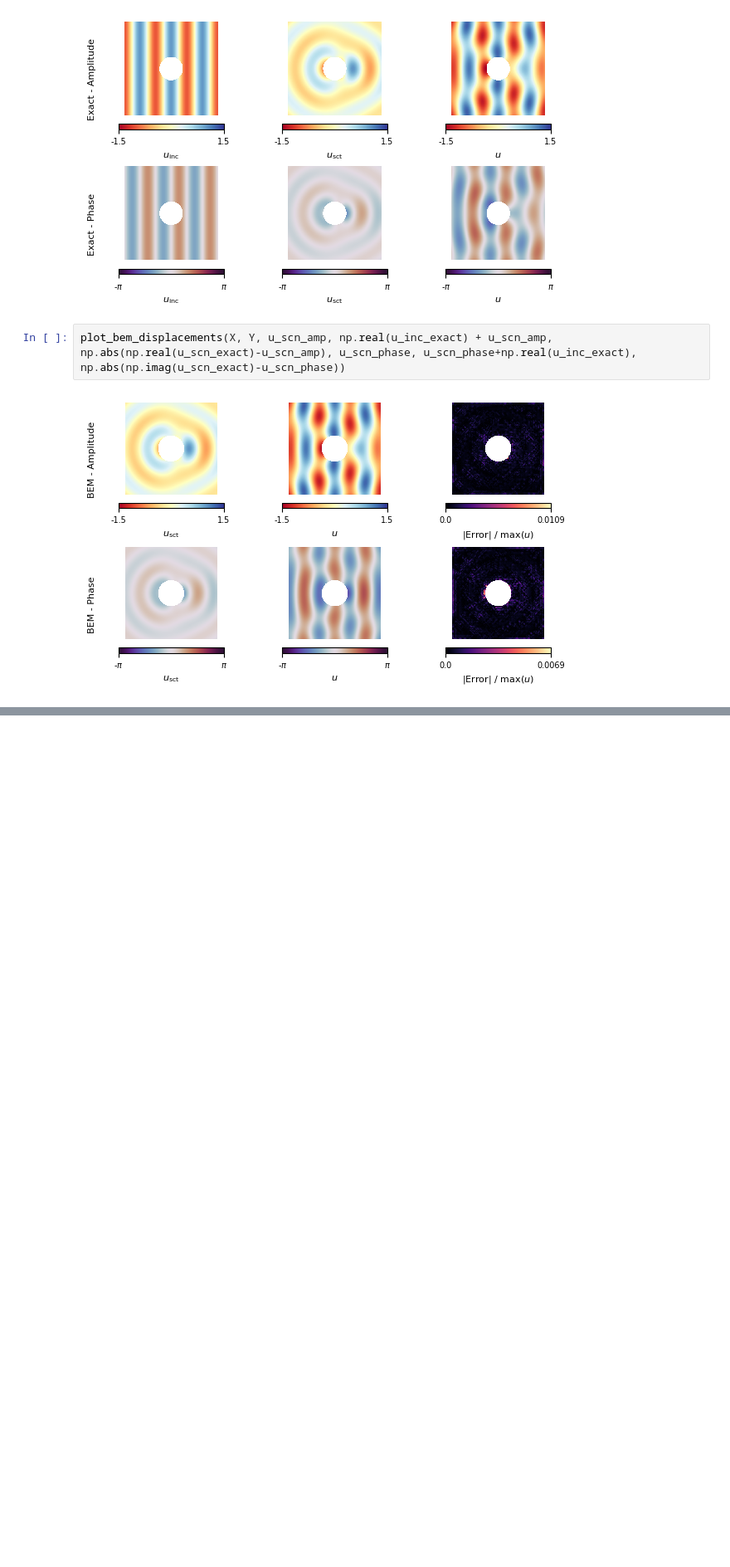
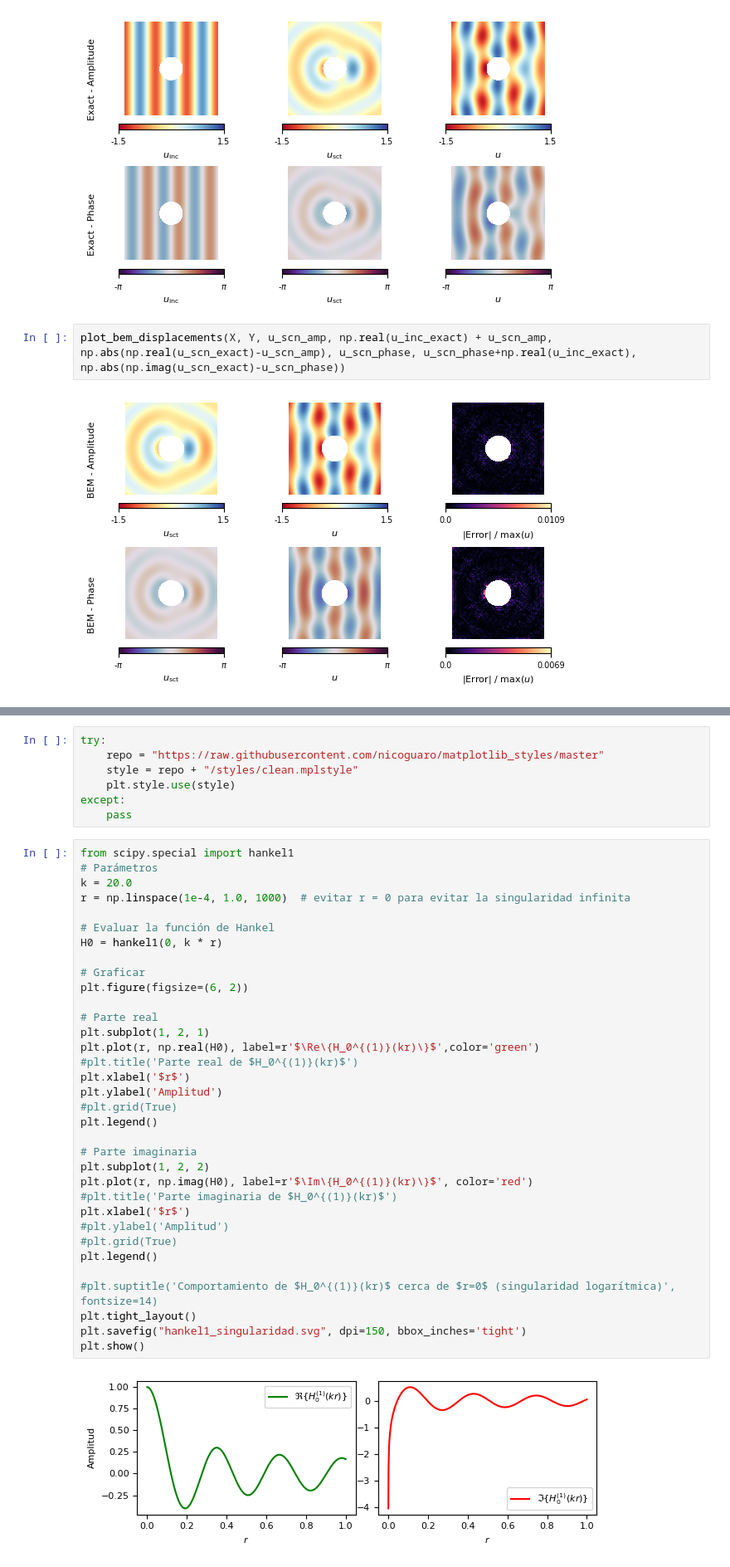
Before and after one commit to oscar-rincon/curso_bem, a Jupyter notebook: proyecto/test_problem_4.ipynb, the cells around one changed output, grey strips where cells are left out. Shown at 83% size. Saved outputs shown, nothing was run; the diff lists cells and outputs as text; blank space fills up the shorter version.

```diff
--- a/proyecto/test_problem_4.ipynb
+++ b/proyecto/test_problem_4.ipynb
@@ -193,0 +210,43 @@ np.float64(0.9999999999999999)
+# %%
+try:
+    repo = "https://raw.githubusercontent.com/nicoguaro/matplotlib_styles/master"
+    style = repo + "/styles/clean.mplstyle"
+    plt.style.use(style)
+except:
+    pass
+# %%
+from scipy.special import hankel1
+# Parámetros
+k = 20.0
+r = np.linspace(1e-4, 1.0, 1000)  # evitar r = 0 para evitar la singularidad infinita
+
+# Evaluar la función de Hankel
+H0 = hankel1(0, k * r)
+
+# Graficar
+plt.figure(figsize=(6, 2))
+
+# Parte real
+plt.subplot(1, 2, 1)
+plt.plot(r, np.real(H0), label=r'$\Re\{H_0^{(1)}(kr)\}$',color='green')
+#plt.title('Parte real de $H_0^{(1)}(kr)$')
+plt.xlabel('$r$')
+plt.ylabel('Amplitud')
+#plt.grid(True)
+plt.legend()
+
+# Parte imaginaria
+plt.subplot(1, 2, 2)
+plt.plot(r, np.imag(H0), label=r'$\Im\{H_0^{(1)}(kr)\}$', color='red')
+#plt.title('Parte imaginaria de $H_0^{(1)}(kr)$')
+plt.xlabel('$r$')
+#plt.ylabel('Amplitud')
+#plt.grid(True)
+plt.legend()
+
+#plt.suptitle('Comportamiento de $H_0^{(1)}(kr)$ cerca de $r=0$ (singularidad logarítmica)', fontsize=14)
+plt.tight_layout()
+plt.savefig("hankel1_singularidad.svg", dpi=150, bbox_inches='tight')
+plt.show()
+# %% [output]
+[figure, added]
```
Also changed, not shown: parts of 3 cells of this notebook, 14 other files.
